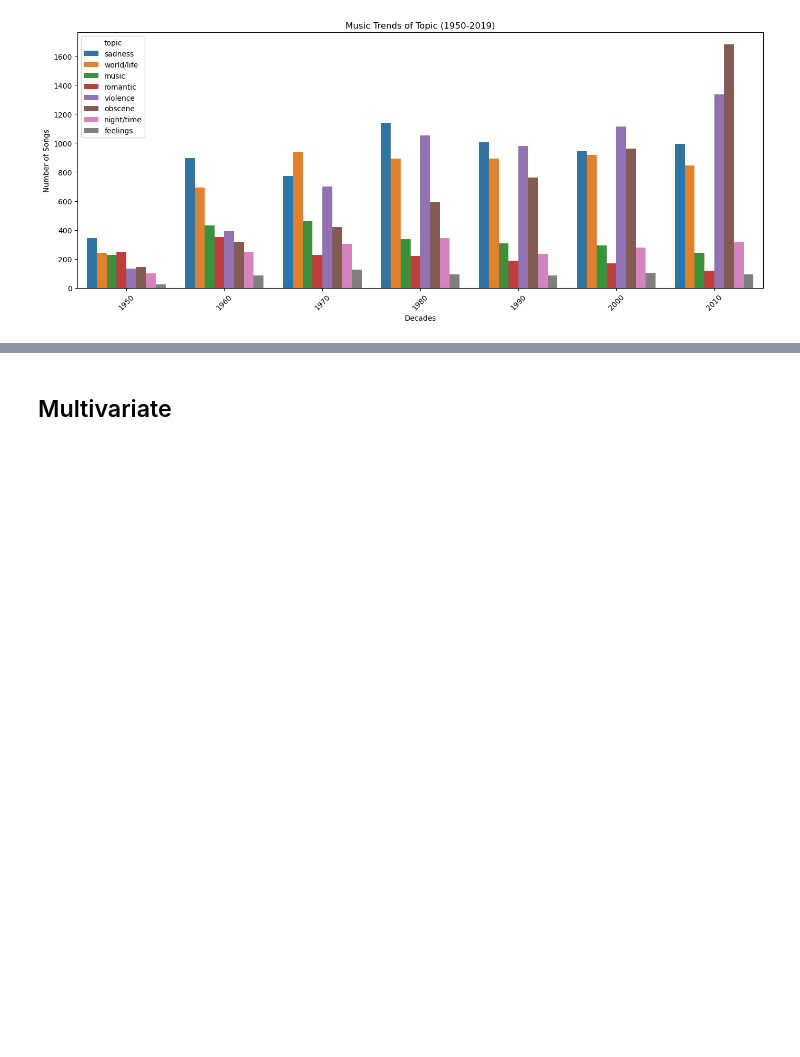
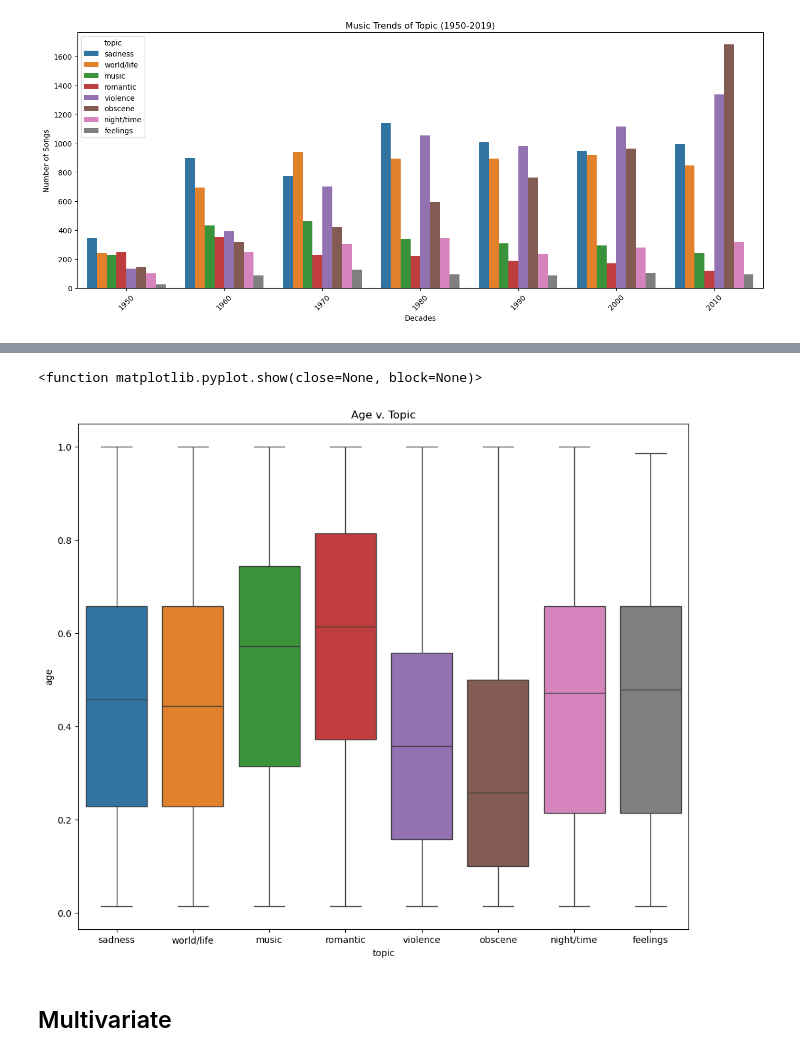
Before and after one commit to ohTMI/Music-Recommendation-Lab, a Jupyter notebook: Code/EDA.ipynb, the cells around one changed output, grey strips where cells are left out. Cells and saved outputs as stored; diff of their text form; code cells hidden in the pictures; blank space fills up the shorter version.

```diff
--- a/Code/EDA.ipynb
+++ b/Code/EDA.ipynb
@@ -390,3 +415,11 @@ plt.show()
+# %%
+plt.figure(figsize=(12,10))
+sns.boxplot(data, x="topic", y="age", hue="topic")
+plt.title("Age v. Topic")
+plt.show
+# %% [output]
+<function matplotlib.pyplot.show(close=None, block=None)>
+[figure, added]
 # %% [markdown]
 ## Multivariate
 # %%
```
Also changed, not shown: parts of 6 cells of this notebook, 1 other file.
